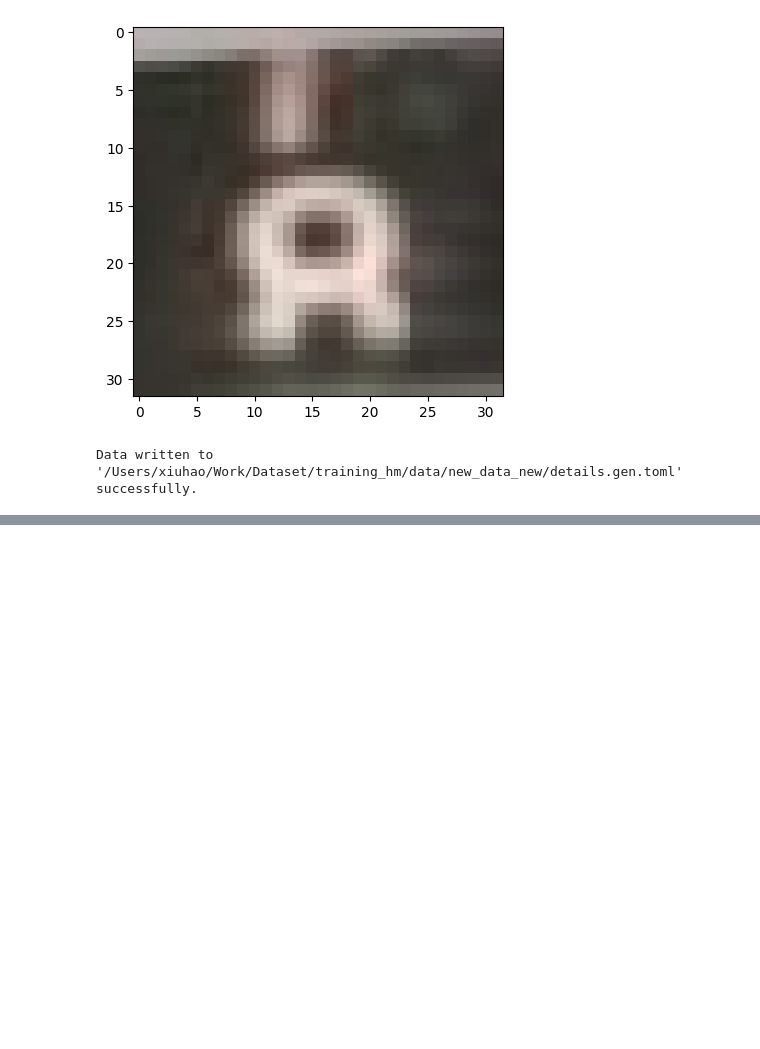
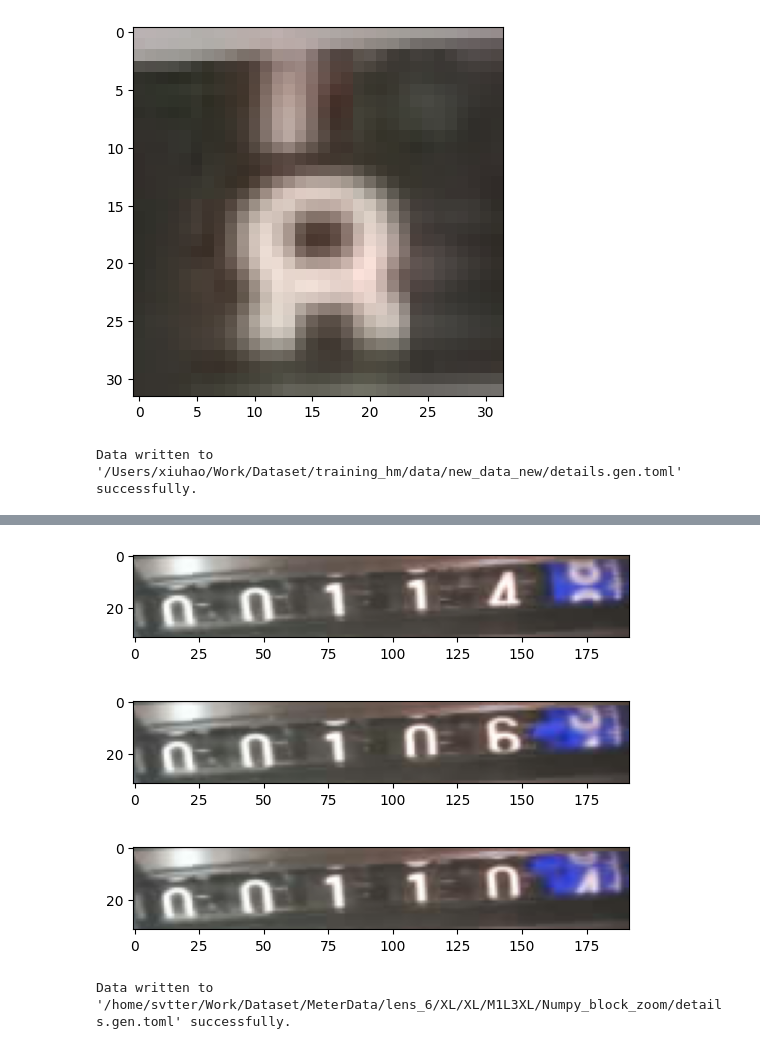
Before and after one commit to meterhub/meter-viewer, a Jupyter notebook: notebooks/quick-view-datasets.ipynb, the cells around one changed output, grey strips where cells are left out. Drawn from its saved outputs; the diff is of its cells as text; code cells hidden in the pictures; blank space fills up the shorter version.

```diff
--- a/notebooks/quick-view-datasets.ipynb
+++ b/notebooks/quick-view-datasets.ipynb
@@ -75,0 +84,10 @@ Data written to '/Users/xiuhao/Work/Dataset/training_hm/data/new_data_new/detail
+# %%
+def more_faster(dataset):
+    x, y = fast_preview(dataset)
+# %%
+more_faster("/home/svtter/Work/Dataset/MeterData/lens_6/XL/XL/M1L3XL/Numpy_block_zoom")
+# %% [output]
+[figure, added]
+[figure, added]
+[figure, added]
+Data written to '/home/svtter/Work/Dataset/MeterData/lens_6/XL/XL/M1L3XL/Numpy_block_zoom/details.gen.toml' successfully.
```
Also changed, not shown: parts of 1 cell of this notebook.
